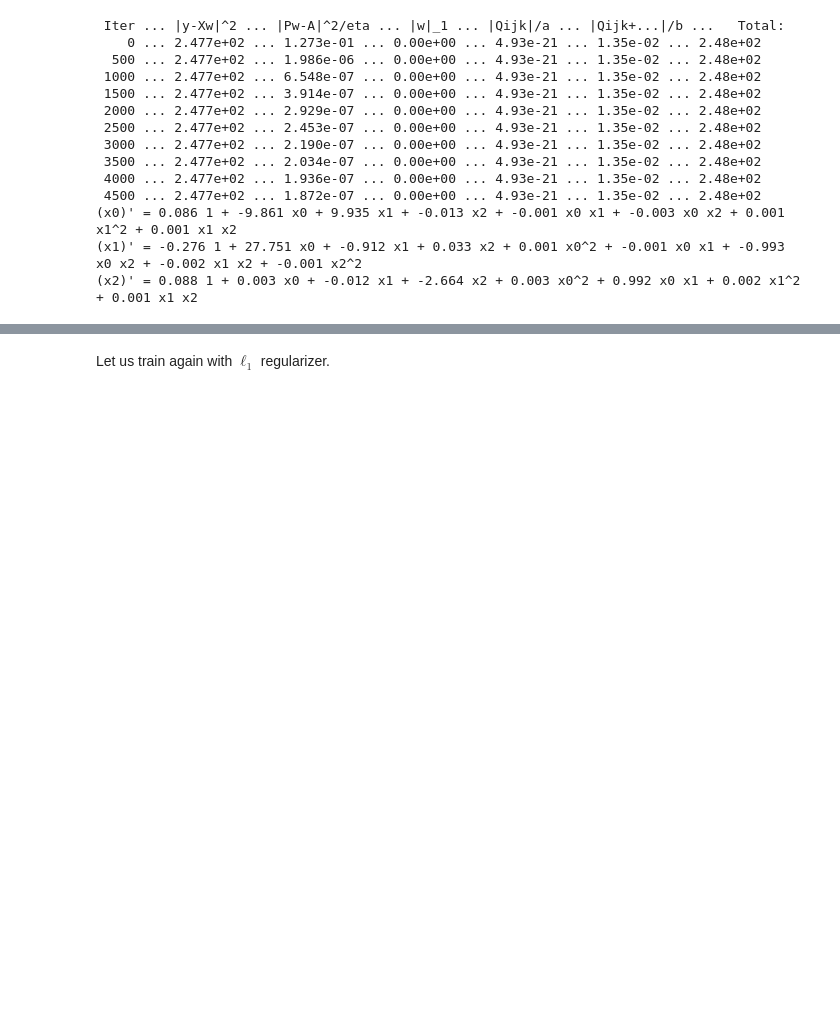
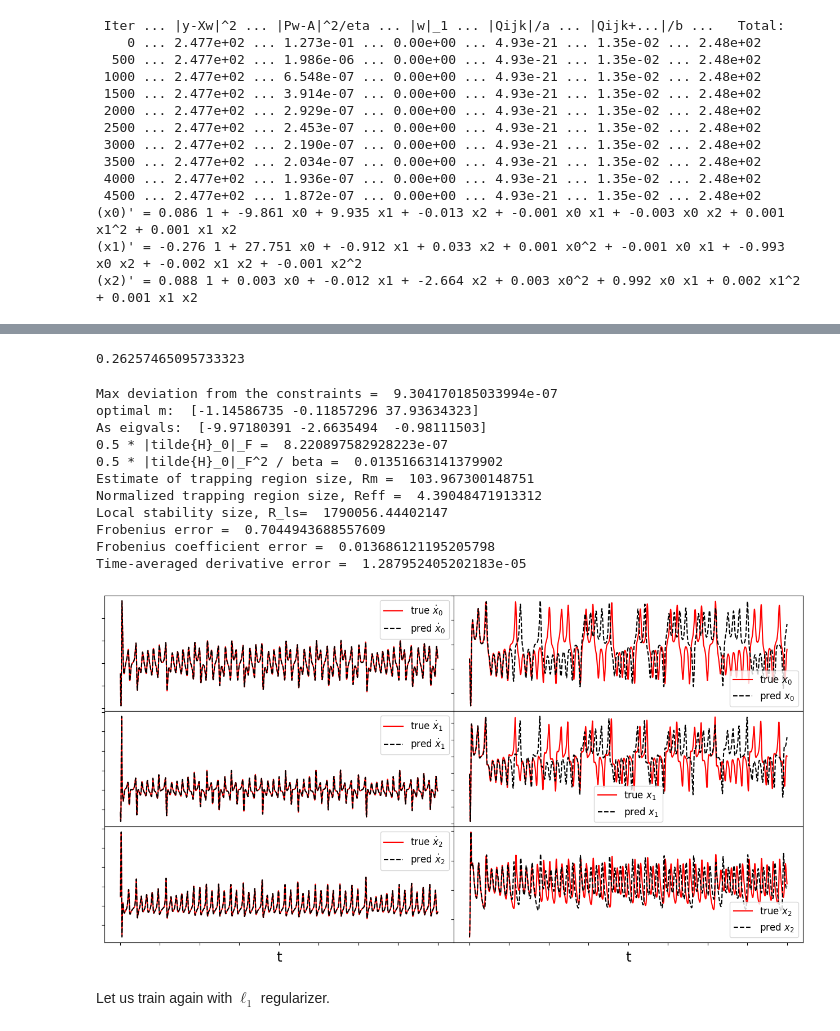
Before and after one commit to dynamicslab/pysindy, a Jupyter notebook: examples/8_trapping_sindy_examples/Ztest.ipynb, the cells around one changed output, grey strips where cells are left out. Drawn from its saved outputs; the diff is of its cells as text; code cells hidden in the pictures; blank space fills up the shorter version.

```diff
--- a/examples/8_trapping_sindy_examples/Ztest.ipynb
+++ b/examples/8_trapping_sindy_examples/Ztest.ipynb
@@ -284,3 +197,63 @@ Xi = model.coefficients().T
+# %%
+print(np.sum(np.abs(Xi)) - np.sum(np.abs(Xi_mat)))
+# %% [output]
+0.26257465095733323
+# %%
+xdot_test = model.differentiate(x_test, t=t)
+xdot_test_pred = model.predict(x_test)
+x_train_pred = model.simulate(x_train[0, :], t, integrator_kws=integrator_keywords)
+x_test_pred = model.simulate(x_test[0, :], t, integrator_kws=integrator_keywords)
+
+# plotting and analysis
+make_fits(r, t, xdot_test, xdot_test_pred, x_test, x_test_pred, "lorenz")
+
+PL_tensor = sindy_opt.PL_
+PQ_tensor = sindy_opt.PQ_
+L = np.tensordot(PL_tensor, Xi, axes=([3, 2], [0, 1]))
+Q = np.tensordot(PQ_tensor, Xi, axes=([4, 3], [0, 1]))
+Q_sum = np.max(np.abs((Q + np.transpose(Q, [1, 2, 0]) + np.transpose(Q, [2, 0, 1]))))
+print("Max deviation from the constraints = ", Q_sum)
+
+mean_val = np.mean(x_test_pred, axis=0)
+mean_val = np.sqrt(np.sum(mean_val**2))
+check_local_stability(Xi, sindy_opt, mean_val)
+E_pred = np.linalg.norm(x_test - x_test_pred) / np.linalg.norm(x_test)
+print("Frobenius error = ", E_pred)
+
+# compute relative Frobenius error in the model coefficients
+sigma = 10
+rho = 28
+beta = 8.0 / 3.0
+terms = sindy_library.get_feature_names()
+Xi_lorenz = np.zeros(Xi.shape)
+Xi_lorenz[1 : r + 1, :] = np.asarray(
+    [[-sigma, sigma, 0], [rho, -1, 0], [0, 0, -beta]]
+).T
+Xi_lorenz[terms.index("x0 x2"), 1] = -1
+Xi_lorenz[terms.index("x0 x1"), 2] = 1
+coef_pred = np.linalg.norm(Xi_lorenz - Xi) / np.linalg.norm(Xi_lorenz)
+print("Frobenius coefficient error = ", coef_pred)
+
+# Compute time-averaged dX/dt error
+deriv_error = np.zeros(xdot_test.shape[0])
+for i in range(xdot_test.shape[0]):
+    deriv_error[i] = np.dot(
+        xdot_test[i, :] - xdot_test_pred[i, :], xdot_test[i, :] - xdot_test_pred[i, :]
+    ) / np.dot(xdot_test[i, :], xdot_test[i, :])
+print("Time-averaged derivative error = ", np.nanmean(deriv_error))
+# %% [output]
+Max deviation from the constraints =  9.304170185033994e-07
+optimal m:  [-1.14586735 -0.11857296 37.93634323]
+As eigvals:  [-9.97180391 -2.6635494  -0.98111503]
+0.5 * |tilde{H}_0|_F =  8.220897582928223e-07
+0.5 * |tilde{H}_0|_F^2 / beta =  0.01351663141379902
+Estimate of trapping region size, Rm =  103.967300148751
+Normalized trapping region size, Reff =  4.39048471913312
+Local stability size, R_ls=  1790056.44402147
+Frobenius error =  0.7044943688557609
+Frobenius coefficient error =  0.013686121195205798
+Time-averaged derivative error =  1.287952405202183e-05
+[figure, added]
 # %%
 # plotting and analysis
 make_fits(r, t, xdot_test, xdot_test_pred, x_test, x_test_pred, 'lorenz')
```
Also changed, not shown: parts of 20 cells of this notebook, 1 other file.
